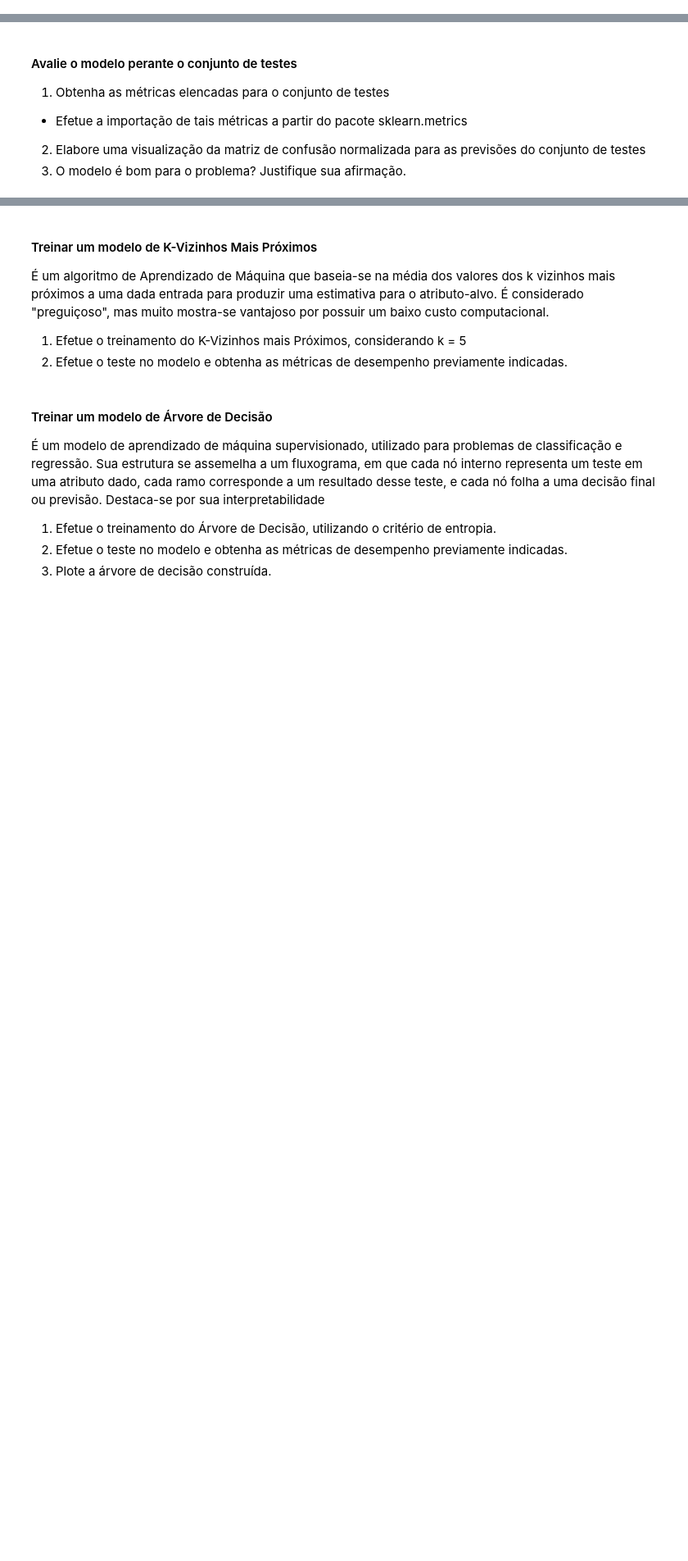
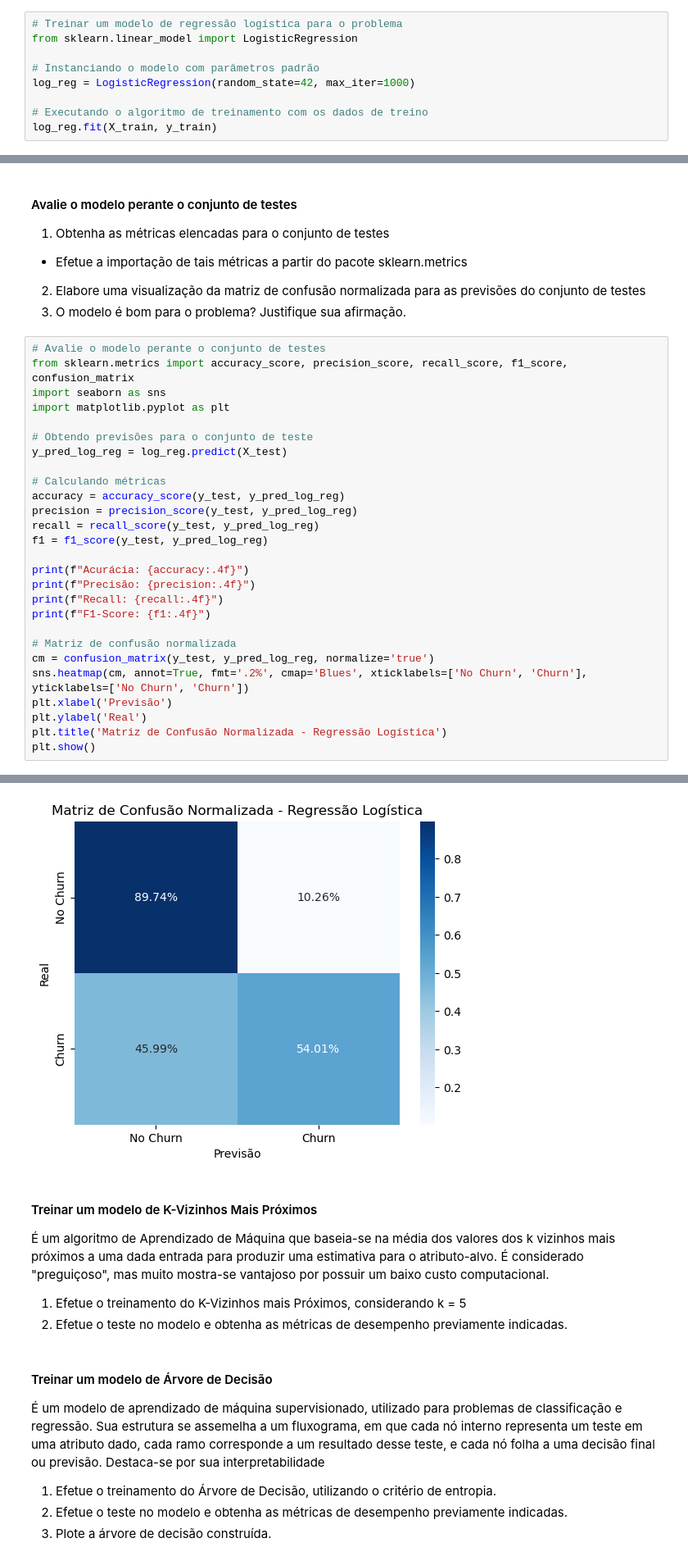
Before and after one commit to Marcelo-Heitor-de-Almeida-Lira/redes_neurais_ap2, a Jupyter notebook: RNA-2025.2-PP1.2.ipynb, the cells around one changed output, grey strips where cells are left out. Shown at 82% size. Cells and saved outputs as stored; diff of their text form; blank space fills up the shorter version.

Commit message:
feat: add Preparação dos dados para Validação Cruzada Holdout e Treinar um modelo de regressão logística para o problema

```diff
--- a/RNA-2025.2-PP1.2.ipynb
+++ b/RNA-2025.2-PP1.2.ipynb
@@ -655,3 +679,12 @@ A Regressão Logística é uma técnica de Aprendizado de Máquina que tem como
 3. Execute o algoritmo de treinamento com os dados de treino
 
 Documentação completa disponível em: https://scikit-learn.org/stable/modules/generated/sklearn.linear_model.LogisticRegression.html
+# %%
+# Treinar um modelo de regressão logística para o problema
+from sklearn.linear_model import LogisticRegression
+
+# Instanciando o modelo com parâmetros padrão
+log_reg = LogisticRegression(random_state=42, max_iter=1000)
+
+# Executando o algoritmo de treinamento com os dados de treino
+log_reg.fit(X_train, y_train)
@@ -668,3 +721,31 @@ Documentação completa disponível em: https://scikit-learn.org/stable/modules/
   * Efetue a importação de tais métricas a partir do pacote sklearn.metrics
 2. Elabore uma visualização da matriz de confusão normalizada para as previsões do conjunto de testes
 3. O modelo é bom para o problema? Justifique sua afirmação.
+# %%
+# Avalie o modelo perante o conjunto de testes
+from sklearn.metrics import accuracy_score, precision_score, recall_score, f1_score, confusion_matrix
+import seaborn as sns
+import matplotlib.pyplot as plt
+
+# Obtendo previsões para o conjunto de teste
+y_pred_log_reg = log_reg.predict(X_test)
+
+# Calculando métricas
+accuracy = accuracy_score(y_test, y_pred_log_reg)
+precision = precision_score(y_test, y_pred_log_reg)
+recall = recall_score(y_test, y_pred_log_reg)
+f1 = f1_score(y_test, y_pred_log_reg)
+
+print(f"Acurácia: {accuracy:.4f}")
+print(f"Precisão: {precision:.4f}")
+print(f"Recall: {recall:.4f}")
+print(f"F1-Score: {f1:.4f}")
+
+# Matriz de confusão normalizada
+cm = confusion_matrix(y_test, y_pred_log_reg, normalize='true')
+sns.heatmap(cm, annot=True, fmt='.2%', cmap='Blues', xticklabels=['No Churn', 'Churn'], yticklabels=['No Churn', 'Churn'])
+plt.xlabel('Previsão')
+plt.ylabel('Real')
+plt.title('Matriz de Confusão Normalizada - Regressão Logística')
+plt.show()
+# %% [output]
@@ -671,3 +756,4 @@ Documentação completa disponível em: https://scikit-learn.org/stable/modules/
+[figure, added]
 # %% [markdown]
 #### Treinar um modelo de K-Vizinhos Mais Próximos
 
```
Also changed, not shown: parts of 8 cells of this notebook.
